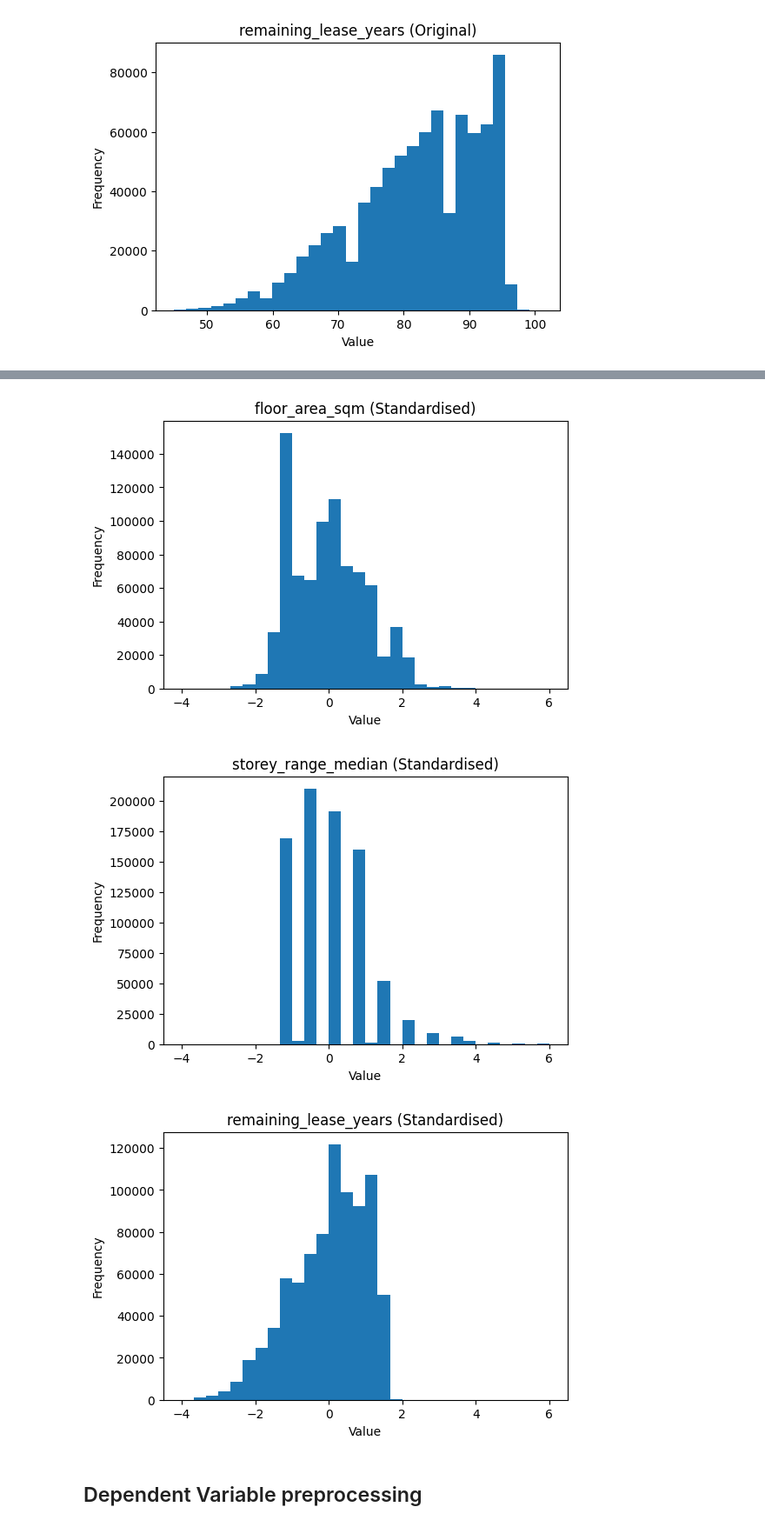
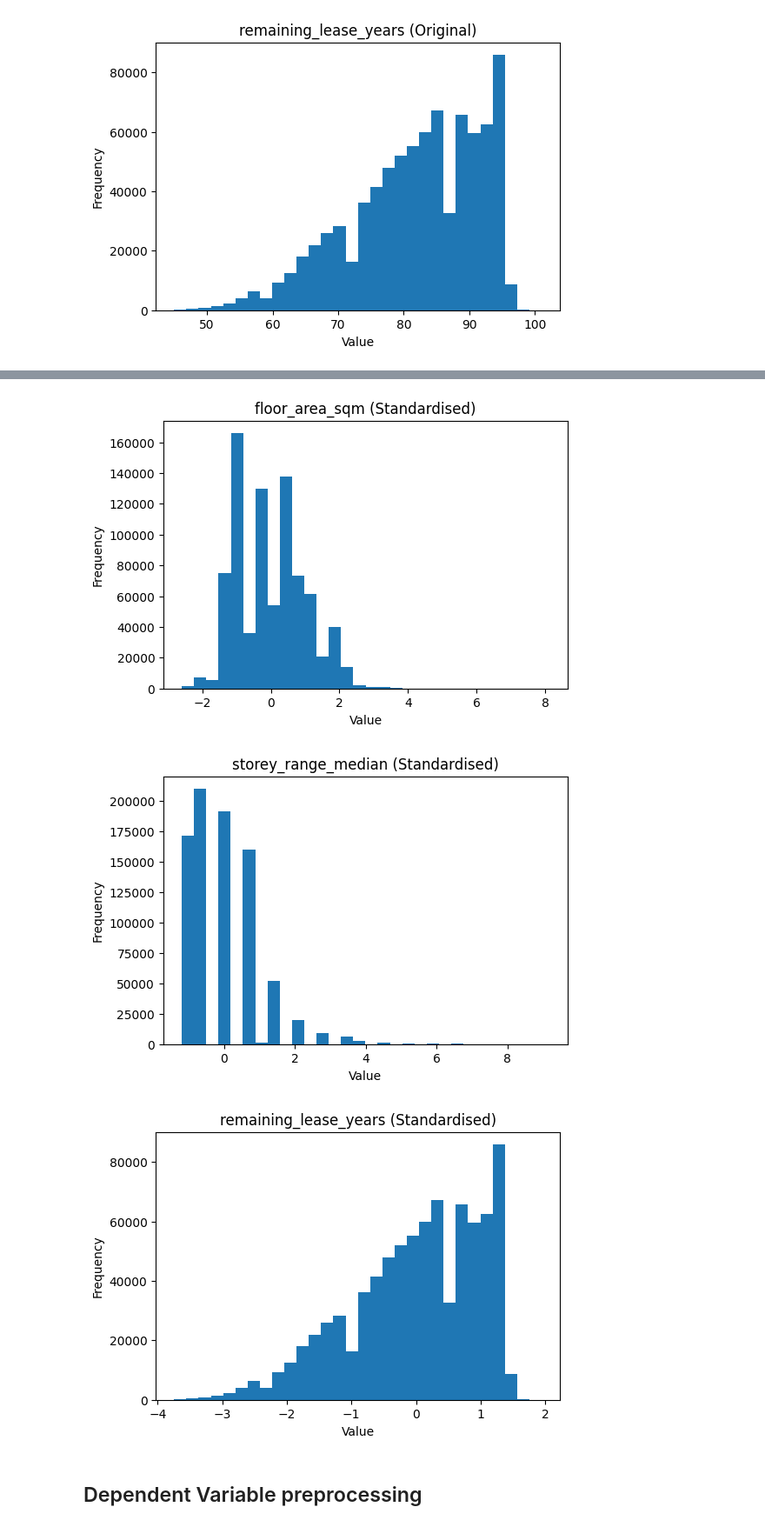
Before and after one commit to mhfren-sg/Project, a Jupyter notebook: Jupyter Notebooks/Model Prediction.ipynb, the cells around one changed output, grey strips where cells are left out. Shown at 87% size. Cells and saved outputs as stored; diff of their text form; code cells hidden in the pictures.

```diff
--- a/Jupyter Notebooks/Model Prediction.ipynb
+++ b/Jupyter Notebooks/Model Prediction.ipynb
@@ -319,7 +319,7 @@ print(main_df[numeric_cols].std())   # should be 1
 
 for col in numeric_cols:
     plt.figure(figsize=(6,4))
-    plt.hist(main_df[col].dropna(), bins=30, range=(-4,6))
+    plt.hist(main_df[col].dropna(), bins=30)
     plt.title(f'{col} (Standardised)')
     plt.xlabel('Value')
     plt.ylabel('Frequency')
@@ -331,11 +331,11 @@ remaining_lease_years    2.816792e-16
 dtype: float64
 floor_area_sqm           1.000001
 storey_range_median      1.000001
 remaining_lease_years    1.000001
 dtype: float64
-[figure, old version]
+[figure, new version]
-[figure, old version]
+[figure, new version]
-[figure, old version]
+[figure, new version]
 # %% [markdown]
 ## Dependent Variable preprocessing
 # %%
```
Also changed, not shown: parts of 1 cell of this notebook, 2 other files.
